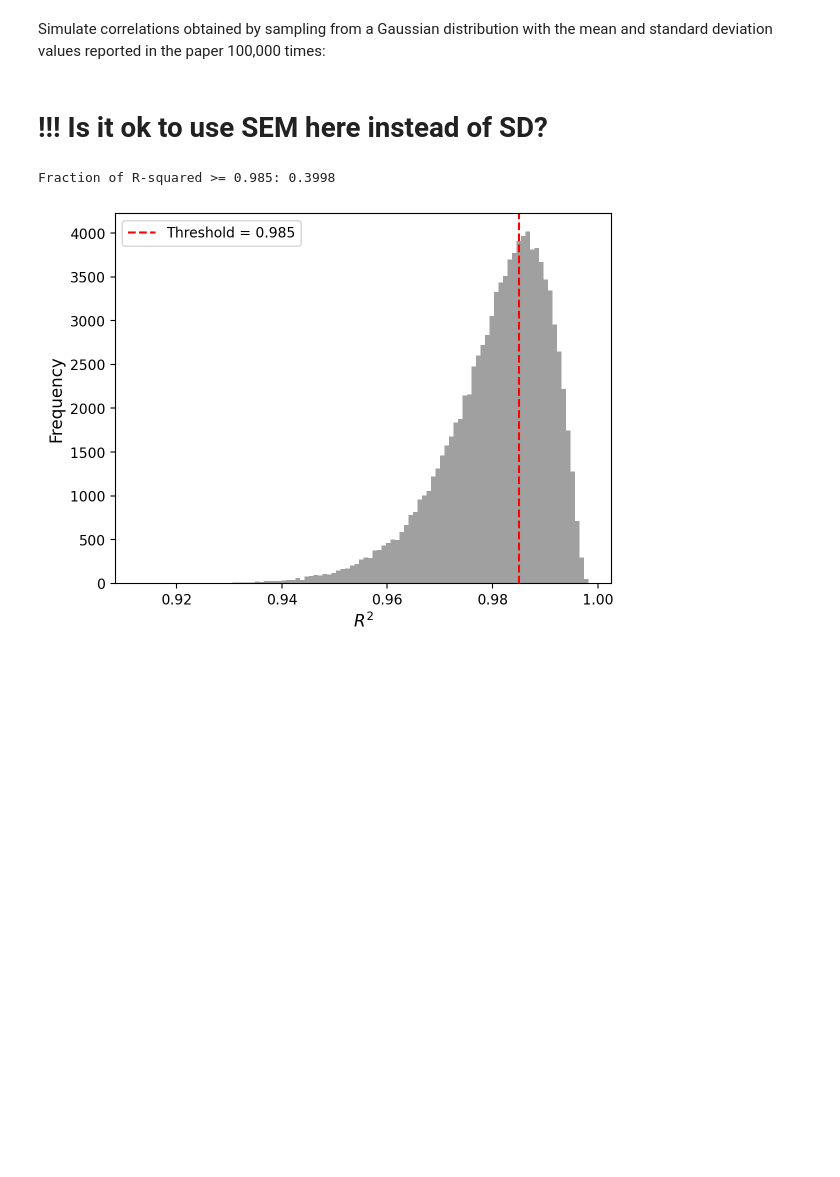
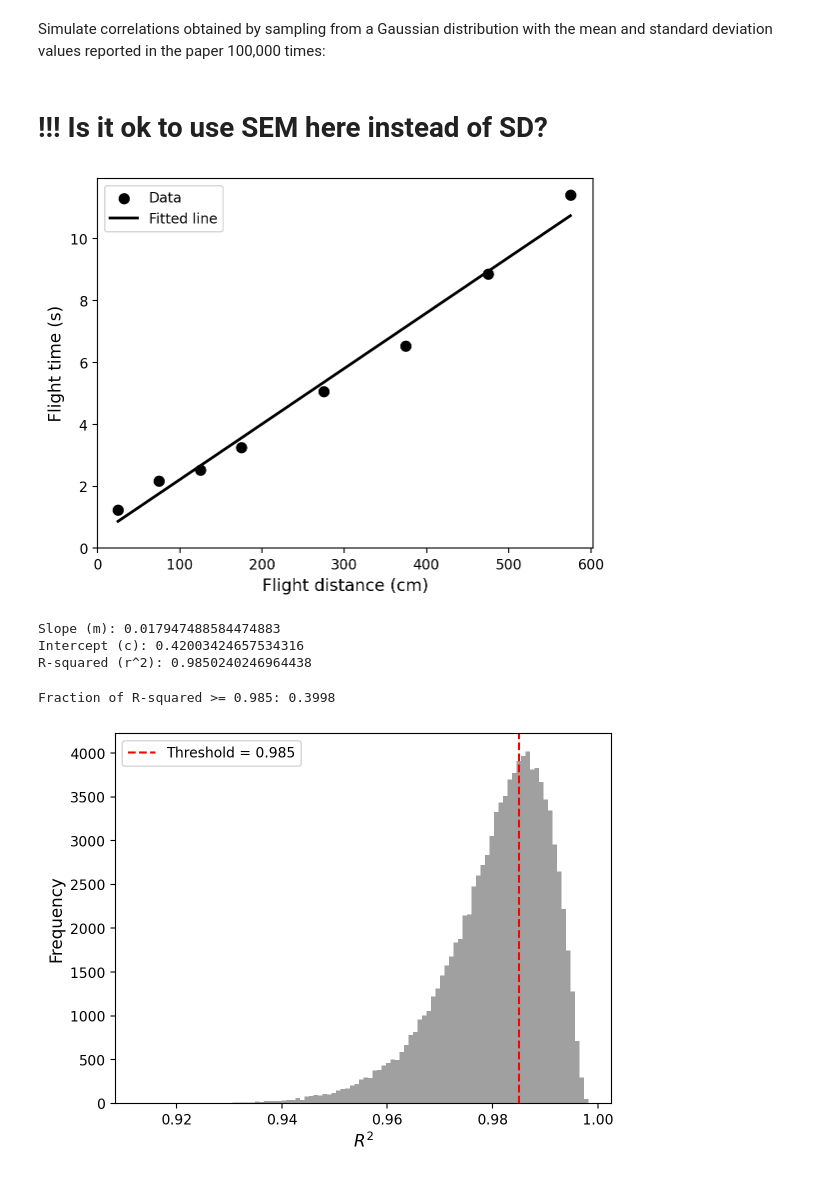
Before and after one commit to pachterlab/LP_2024, a Jupyter notebook: bee_real_analysis.ipynb, the cells around one changed output. Drawn from its saved outputs; the diff is of its cells as text; code cells hidden in the pictures; blank space fills up the shorter version.

```diff
--- a/bee_real_analysis.ipynb
+++ b/bee_real_analysis.ipynb
@@ -371,6 +375,48 @@ distance = np.array([25,75,125,175,275,375,475,575])
 time = np.array([1.24,2.17,2.52,3.26,5.06,6.53,8.86,11.41])
 sem = np.array([0.1,0.13,0.13,0.19,0.32,0.86,1.23,1.69])
 replicates = np.array([16,16,10,9,9,10,8,6])
+# %%
+# Reproduce correlation shown in Fig. 1b
+# Perform least squares regression
+A = np.vstack([distance, np.ones(len(distance))]).T
+m, c = np.linalg.lstsq(A, time, rcond=None)[0]
+
+# Calculate the predicted values
+predicted_values = m * distance + c
+
+# Calculate the mean of the observed values
+mean_observed = np.mean(time)
+
+# Calculate the total sum of squares (TSS)
+tss = np.sum((time - mean_observed) ** 2)
+
+# Calculate the residual sum of squares (RSS)
+rss = np.sum((time - predicted_values) ** 2)
+
+# Calculate R-squared (coefficient of determination)
+r_squared = 1 - (rss / tss)
+
+# Plot the data and regression line
+fontsize = 12
+plt.scatter(distance, time, label='Data', color="black", s=50)
+plt.plot(distance, m* distance + c, 'r', label='Fitted line', color="black", lw=2)
+plt.ylim(bottom=0)
+plt.xlim(left=0)
+plt.xlabel('Flight distance (cm)', fontsize=fontsize)
+plt.ylabel('Flight time (s)', fontsize=fontsize)
+plt.legend()
+
+plt.show()
+
+# Print the slope (m), intercept (c), and R-squared (r^2)
+print(f"Slope (m): {m}")
+print(f"Intercept (c): {c}")
+print(f"R-squared (r^2): {r_squared}")
+# %% [output]
+[figure, added]
+Slope (m): 0.017947488584474883
+Intercept (c): 0.42003424657534316
+R-squared (r^2): 0.9850240246964438
 # %%
 %%time
 # Simulate R2 values
```
Also changed, not shown: parts of 2 cells of this notebook.
